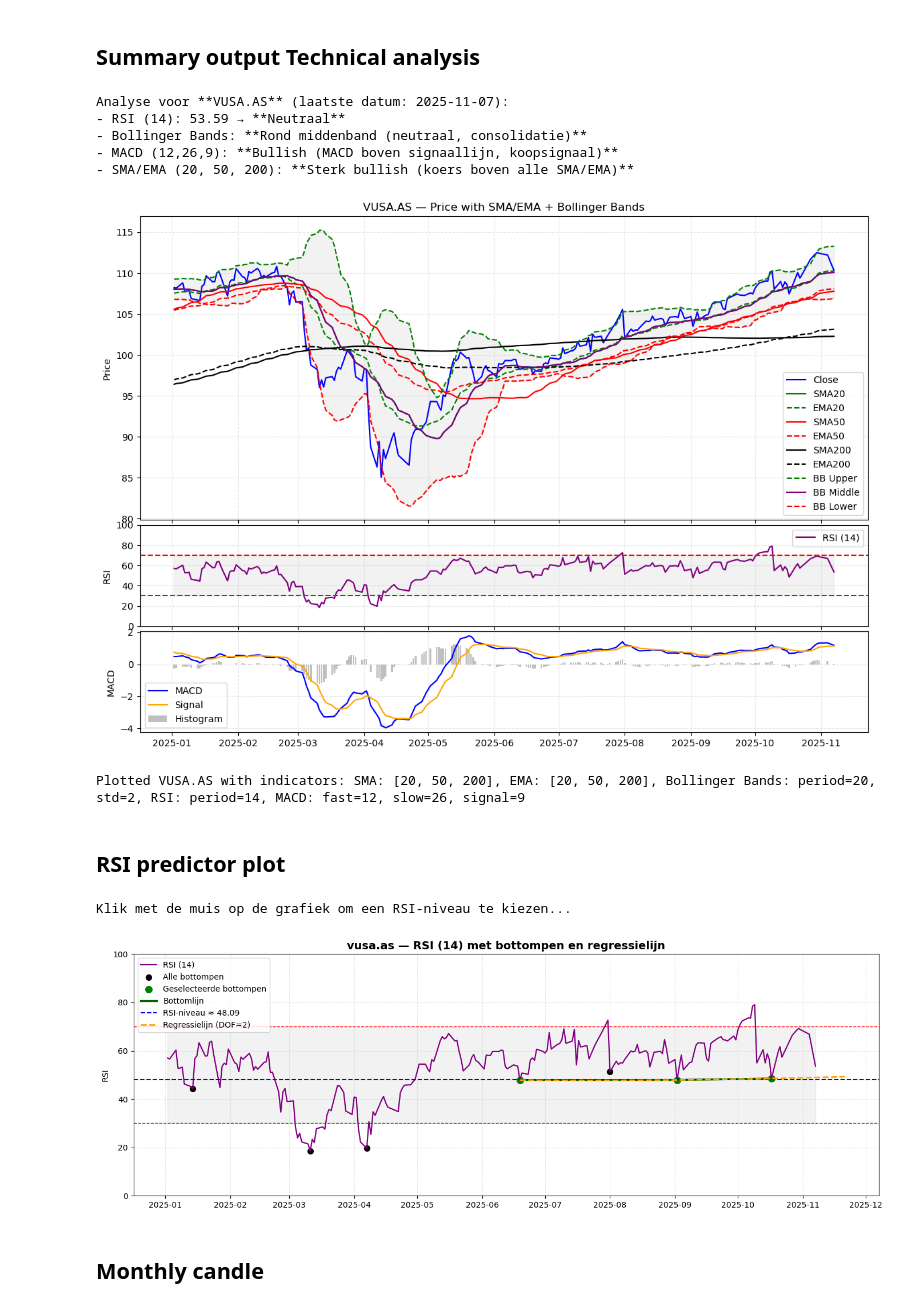
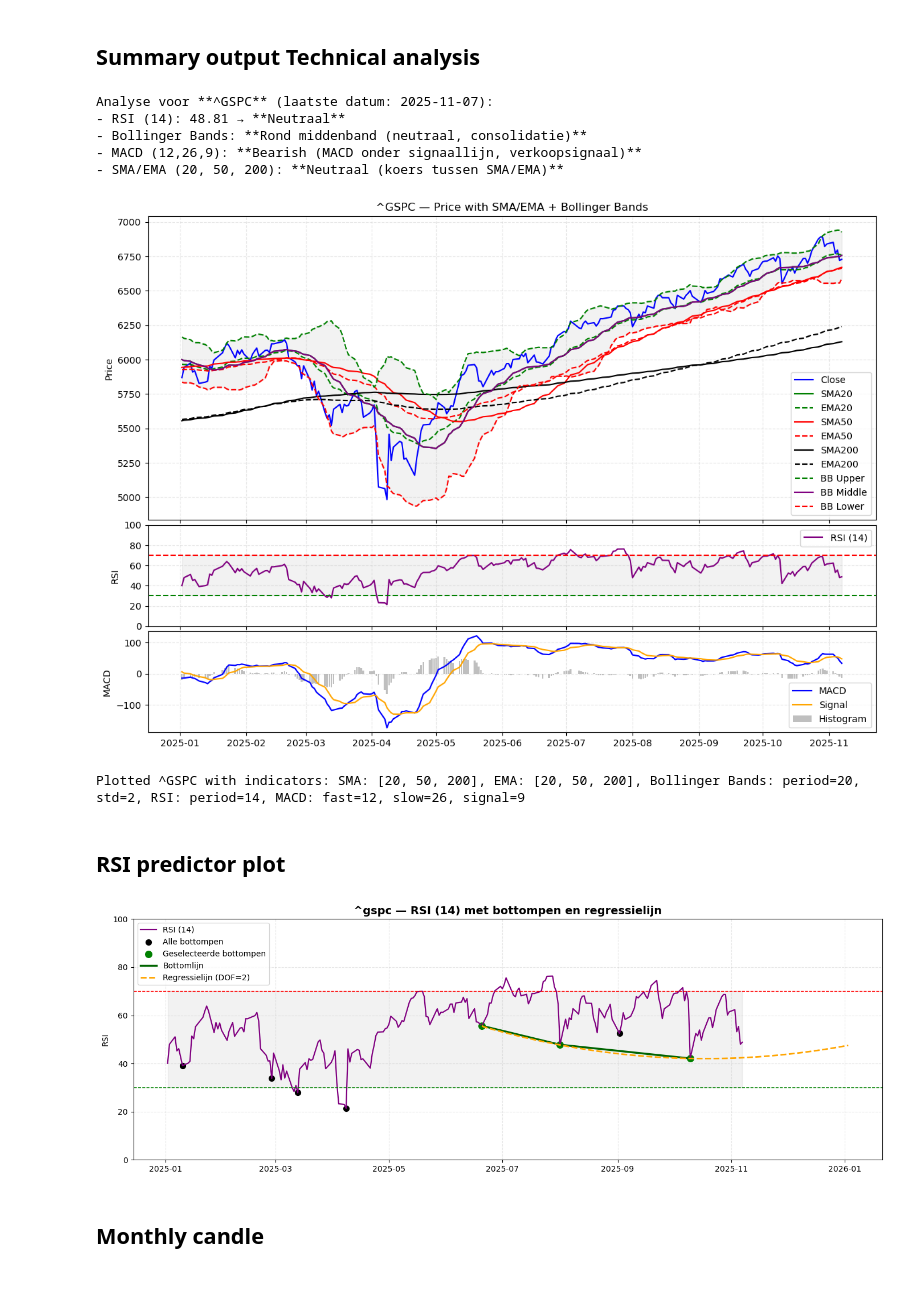
Before and after one commit to Nicootje/stock-predictor, a Jupyter notebook: notebooks/Beurs.ipynb, the cells around one changed output. Drawn from its saved outputs; the diff is of its cells as text; code cells hidden in the pictures.

```diff
--- a/notebooks/Beurs.ipynb
+++ b/notebooks/Beurs.ipynb
@@ -28,7 +28,7 @@ Added project root to sys.path: c:\Users\jarno\Downloads\stock-predictor-1
 # %% [markdown]
 ## Input Parameters
 # %%
-ticker = "vusa.as"
+ticker = "^gspc"
 start_date = "2019-01-01"
 start_plot_date = "2025-01-01"
 rsi_period = 14
@@ -75,33 +75,34 @@ technische_indicatoren(close_df, periods)
 from src.summary_analysis import summary_technical_indicators
 summary_technical_indicators(ticker, df, rsi_period, periods, start_plot_date);
 # %% [output]
-Analyse voor **VUSA.AS** (laatste datum: 2025-11-07):
-- RSI (14): 53.59 → **Neutraal**
+Analyse voor **^GSPC** (laatste datum: 2025-11-07):
+- RSI (14): 48.81 → **Neutraal**
 - Bollinger Bands: **Rond middenband (neutraal, consolidatie)**
-- MACD (12,26,9): **Bullish (MACD boven signaallijn, koopsignaal)**
-- SMA/EMA (20, 50, 200): **Sterk bullish (koers boven alle SMA/EMA)**
+- MACD (12,26,9): **Bearish (MACD onder signaallijn, verkoopsignaal)**
+- SMA/EMA (20, 50, 200): **Neutraal (koers tussen SMA/EMA)**
 # %%
 plot_full_chart(df, ticker, [20, 50, 200], start_plot_date, sma=True, ema=True);
 # %% [output]
-[figure, old version]
+[figure, new version]
-Plotted VUSA.AS with indicators: SMA: [20, 50, 200], EMA: [20, 50, 200], Bollinger Bands: period=20, std=2, RSI: period=14, MACD: fast=12, slow=26, signal=9
+Plotted ^GSPC with indicators: SMA: [20, 50, 200], EMA: [20, 50, 200], Bollinger Bands: period=20, std=2, RSI: period=14, MACD: fast=12, slow=26, signal=9
 # %% [markdown]
 ## RSI predictor plot
 # %%
-# from src.RSI_predictor import plot_rsi_peaks
-
-# plot_rsi_peaks(df, rsi_period, start_plot_date, ticker,
-#                mode='bottom', dof=1, future_days=135, selected_peak_indices=[3,5,6])
-
-from importlib import reload
 import src.RSI_predictor as rsi_mod
 
-reload(rsi_mod)
-rsi_mod.plot_rsi_peaks(df, rsi_period, start_plot_date, ticker,
-                       mode='bottom', dof=2, future_days=35, selected_peak_indices=[3, 5,6])
+rsi_mod.plot_rsi_peaks(
+    df,
+    rsi_period,
+    start_plot_date,
+    ticker,
+    mode='bottom',
+    dof=2,
+    future_days=85,
+    selected_peak_indices=[4, 5,7],
+    plot_level=False  # horizontale RSI-lijn uitzetten
+)
 # %% [output]
-Klik met de muis op de grafiek om een RSI-niveau te kiezen...
-[figure, old version]
+[figure, new version]
 # %% [markdown]
 ## Monthly candle
 # %%
```
Also changed, not shown: parts of 5 cells of this notebook, 3 other files.
